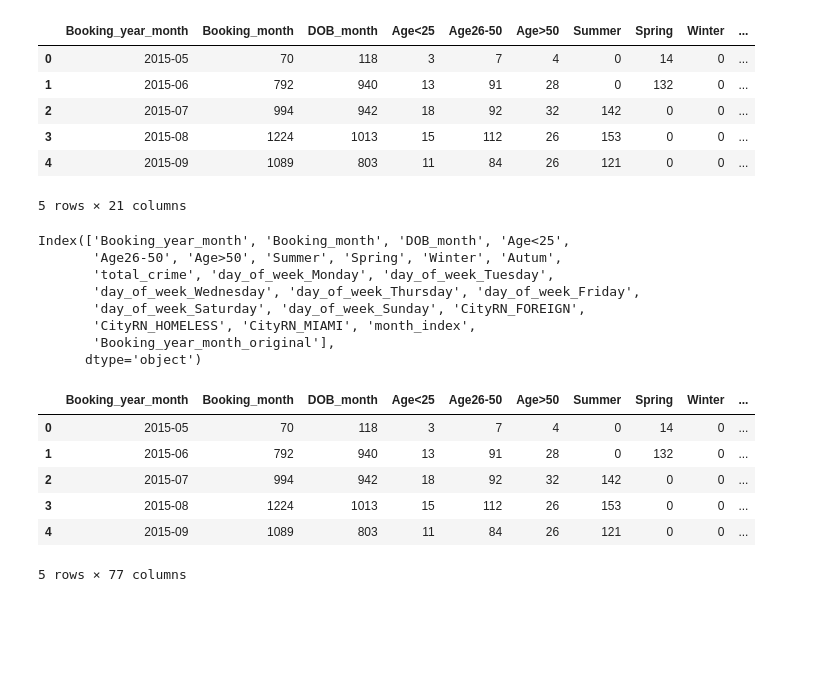
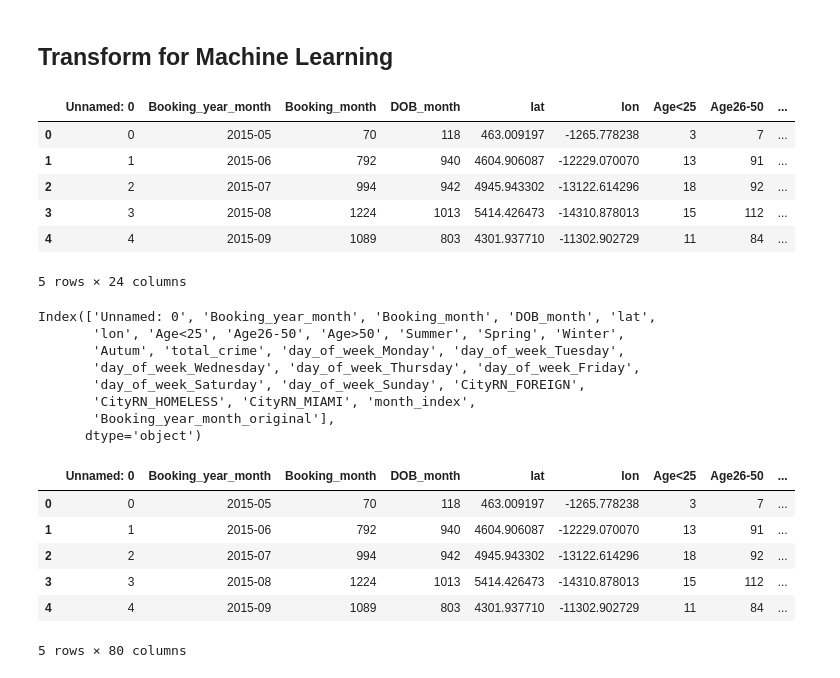
Before and after one commit to cynthiahuallanca/Miami_Crime_2019, a Jupyter notebook: 2_Transform_for_ML_part2.ipynb, the cells around one changed output. Cells and saved outputs as stored; diff of their text form; code cells hidden in the pictures; blank space fills up the shorter version.

```diff
--- a/2_Transform_for_ML_part2.ipynb
+++ b/2_Transform_for_ML_part2.ipynb
@@ -1,3 +1,5 @@
+# %% [markdown]
+## Transform for Machine Learning
 # %%
 import pandas as pd
 # import matplotlib.pylab as plt
@@ -6,16 +8,16 @@ from datetime import datetime
 %matplotlib inline
 import numpy as np
 # %%
-df = pd.read_csv('Resources/data2_transform_assault_group.csv')
+df = pd.read_csv('Resources/data2_transform_assault_group1.csv')
 df.head()
 # %% [output]
-|  | Booking_year_month | Booking_month | DOB_month | Age<25 | Age26-50 | Age>50 | Summer | Spring | Winter | ... |
-| 0 | 2015-05 | 70 | 118 | 3 | 7 | 4 | 0 | 14 | 0 | ... |
-| 1 | 2015-06 | 792 | 940 | 13 | 91 | 28 | 0 | 132 | 0 | ... |
-| 2 | 2015-07 | 994 | 942 | 18 | 92 | 32 | 142 | 0 | 0 | ... |
-| 3 | 2015-08 | 1224 | 1013 | 15 | 112 | 26 | 153 | 0 | 0 | ... |
-| 4 | 2015-09 | 1089 | 803 | 11 | 84 | 26 | 121 | 0 | 0 | ... |
+|  | Unnamed: 0 | Booking_year_month | Booking_month | DOB_month | lat | lon | Age<25 | Age26-50 | ... |
+| 0 | 0 | 2015-05 | 70 | 118 | 463.009197 | -1265.778238 | 3 | 7 | ... |
+| 1 | 1 | 2015-06 | 792 | 940 | 4604.906087 | -12229.070070 | 13 | 91 | ... |
+| 2 | 2 | 2015-07 | 994 | 942 | 4945.943302 | -13122.614296 | 18 | 92 | ... |
+| 3 | 3 | 2015-08 | 1224 | 1013 | 5414.426473 | -14310.878013 | 15 | 112 | ... |
+| 4 | 4 | 2015-09 | 1089 | 803 | 4301.937710 | -11302.902729 | 11 | 84 | ... |
-5 rows × 21 columns
+5 rows × 24 columns
 # %%
 # Add column of integers based on Booking_year_month to convert the table after
 df['month_index'] = np.arange(len(df))+1
@@ -26,9 +28,9 @@ df['Booking_year_month_original'] = df['Booking_year_month']
 # %%
 df.columns
 # %% [output]
-Index(['Booking_year_month', 'Booking_month', 'DOB_month', 'Age<25',
-       'Age26-50', 'Age>50', 'Summer', 'Spring', 'Winter', 'Autum',
-       'total_crime', 'day_of_week_Monday', 'day_of_week_Tuesday',
+Index(['Unnamed: 0', 'Booking_year_month', 'Booking_month', 'DOB_month', 'lat',
+       'lon', 'Age<25', 'Age26-50', 'Age>50', 'Summer', 'Spring', 'Winter',
+       'Autum', 'total_crime', 'day_of_week_Monday', 'day_of_week_Tuesday',
        'day_of_week_Wednesday', 'day_of_week_Thursday', 'day_of_week_Friday',
        'day_of_week_Saturday', 'day_of_week_Sunday', 'CityRN_FOREIGN',
        'CityRN_HOMELESS', 'CityRN_MIAMI', 'month_index',
@@ -151,13 +153,13 @@ for index, row in df["month_index"].iteritems():
 # %%
 df.head()
 # %% [output]
-|  | Booking_year_month | Booking_month | DOB_month | Age<25 | Age26-50 | Age>50 | Summer | Spring | Winter | ... |
-| 0 | 2015-05 | 70 | 118 | 3 | 7 | 4 | 0 | 14 | 0 | ... |
-| 1 | 2015-06 | 792 | 940 | 13 | 91 | 28 | 0 | 132 | 0 | ... |
-| 2 | 2015-07 | 994 | 942 | 18 | 92 | 32 | 142 | 0 | 0 | ... |
-| 3 | 2015-08 | 1224 | 1013 | 15 | 112 | 26 | 153 | 0 | 0 | ... |
-| 4 | 2015-09 | 1089 | 803 | 11 | 84 | 26 | 121 | 0 | 0 | ... |
+|  | Unnamed: 0 | Booking_year_month | Booking_month | DOB_month | lat | lon | Age<25 | Age26-50 | ... |
+| 0 | 0 | 2015-05 | 70 | 118 | 463.009197 | -1265.778238 | 3 | 7 | ... |
+| 1 | 1 | 2015-06 | 792 | 940 | 4604.906087 | -12229.070070 | 13 | 91 | ... |
+| 2 | 2 | 2015-07 | 994 | 942 | 4945.943302 | -13122.614296 | 18 | 92 | ... |
+| 3 | 3 | 2015-08 | 1224 | 1013 | 5414.426473 | -14310.878013 | 15 | 112 | ... |
+| 4 | 4 | 2015-09 | 1089 | 803 | 4301.937710 | -11302.902729 | 11 | 84 | ... |
-5 rows × 77 columns
+5 rows × 80 columns
 # %%
 # df.to_csv("Resources/df_ml_1_categories.csv",index=True,header=True)
 # %%
```
Also changed, not shown: parts of 2 cells of this notebook, 7 other files.
